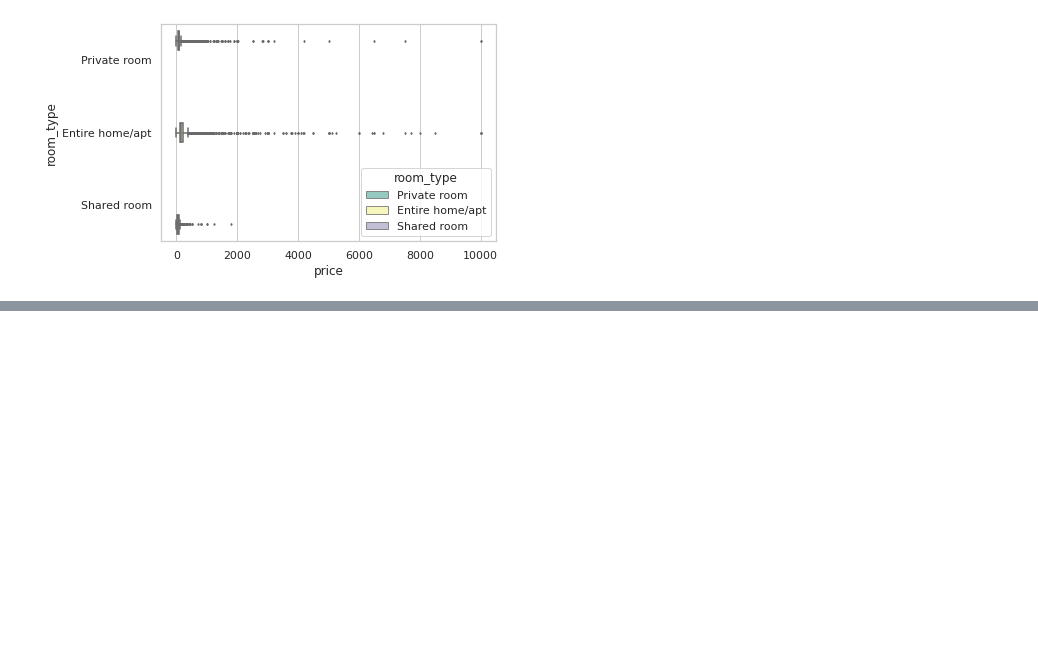
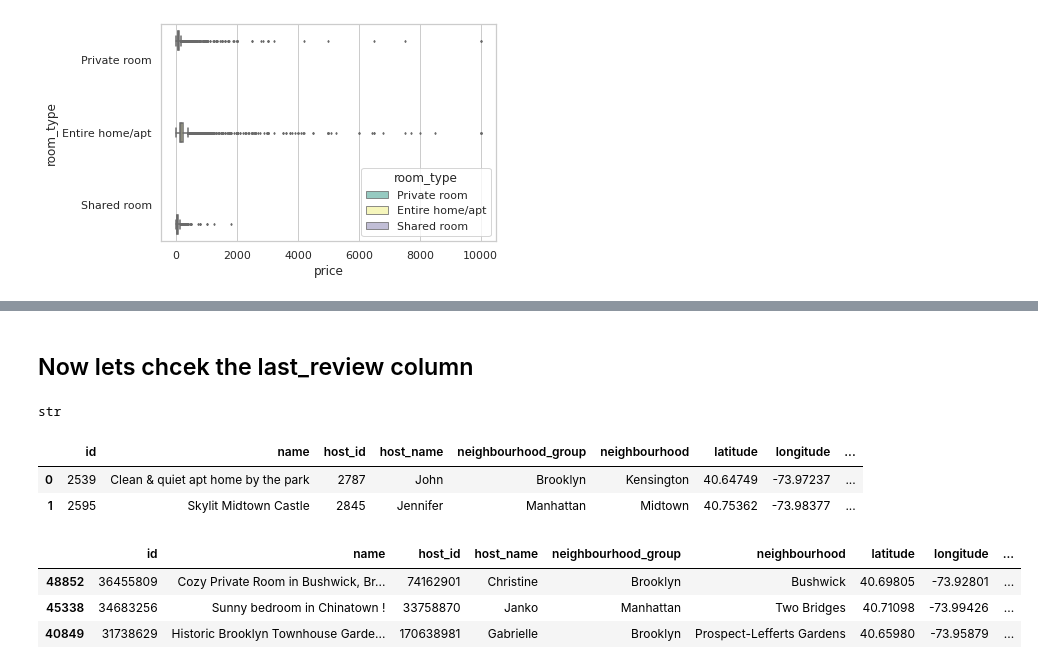
Before and after one commit to vaibhav251999/EDA-capstone-project, a Jupyter notebook: Airbnb_Bookings_Analysis_Capstone_Project.ipynb, the cells around one changed output, grey strips where cells are left out. Saved outputs shown, nothing was run; the diff lists cells and outputs as text; code cells hidden in the pictures; blank space fills up the shorter version.

```diff
--- a/Airbnb_Bookings_Analysis_Capstone_Project.ipynb
+++ b/Airbnb_Bookings_Analysis_Capstone_Project.ipynb
@@ -306,0 +347,6 @@ sns.boxplot(y='room_type',x='price',hue='room_type',palette='Set3',linewidth=1.5
+# %% [markdown]
+## Now lets chcek the last_review column
+# %%
+type(df['last_review'][0])
+# %% [output]
+str
@@ -306,0 +356,23 @@ sns.boxplot(y='room_type',x='price',hue='room_type',palette='Set3',linewidth=1.5
+# %%
+# we will create a function which can calculate the total_seconds from 2019 data we will assume it to 2019-12-31 i.e last date of year 2019
+from datetime import datetime
+def time_diff(date):
+  ts=(datetime(2019, 12, 31)-date).total_seconds()
+  return ts
+
+df_last_review=df[~df['last_review_date'].isna()].copy()
+df_last_review['latest_review_in_seconds']=df_last_review['last_review_date'].apply(time_diff)
+df_last_review.head(2)
+# %% [output]
+|  | id | name | host_id | host_name | neighbourhood_group | neighbourhood | latitude | longitude | ... |
+| 0 | 2539 | Clean & quiet apt home by the park | 2787 | John | Brooklyn | Kensington | 40.64749 | -73.97237 | ... |
+| 1 | 2595 | Skylit Midtown Castle | 2845 | Jennifer | Manhattan | Midtown | 40.75362 | -73.98377 | ... |
+# %%
+# now we need to sort in ascending to get latest reviews holding instances or rows
+
+df_last_review.sort_values(by='latest_review_in_seconds',ascending=True).head(3)
+# %% [output]
+|  | id | name | host_id | host_name | neighbourhood_group | neighbourhood | latitude | longitude | ... |
+| 48852 | 36455809 | Cozy Private Room in Bushwick, Br... | 74162901 | Christine | Brooklyn | Bushwick | 40.69805 | -73.92801 | ... |
+| 45338 | 34683256 | Sunny bedroom in Chinatown ! | 33758870 | Janko | Manhattan | Two Bridges | 40.71098 | -73.99426 | ... |
+| 40849 | 31738629 | Historic Brooklyn Townhouse Garde... | 170638981 | Gabrielle | Brooklyn | Prospect-Lefferts Gardens | 40.65980 | -73.95879 | ... |
```
Also changed, not shown: parts of 9 cells of this notebook.
